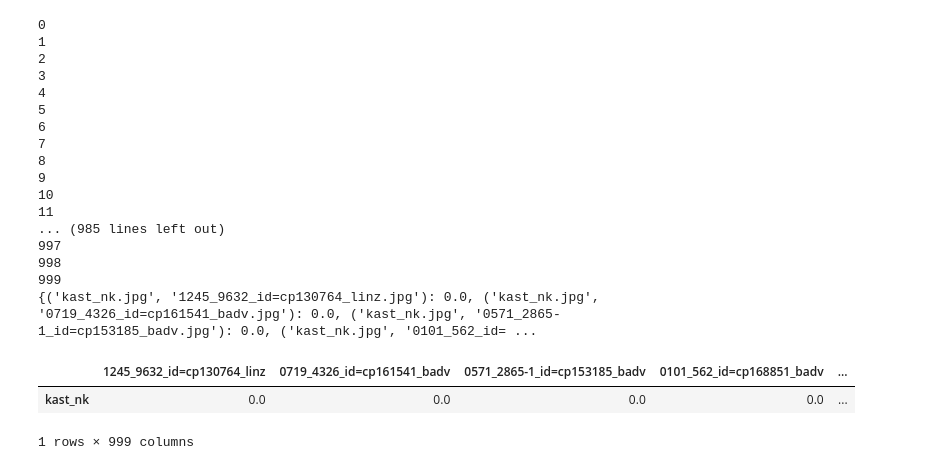
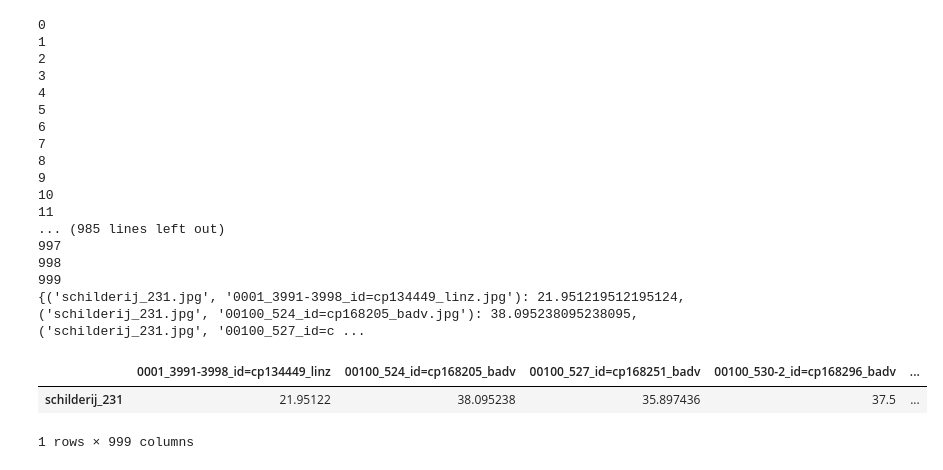
Before and after one commit to jacobjanwoord/Fearless-erfgoed, a Jupyter notebook: orb_dataset_testing.ipynb, the cells around one changed output. Cells and saved outputs as stored; diff of their text form; code cells hidden in the pictures.

```diff
--- a/orb_dataset_testing.ipynb
+++ b/orb_dataset_testing.ipynb
@@ -216,37 +243,37 @@ def compute_similarities(nk_img_path, munich_imgs, path):
             nk_img_name = os.path.basename(nk_img_path)
             munich_img_name = os.path.basename(img_path)
             similarities[(nk_img_name, munich_img_name)] = similarity
 
     return similarities
 
 # Example usage
-nk_img = "test_dataset_gray/kast_nk.jpg"
+nk_img = "painting_test/schilderij_231.jpg"
 munich_imgs = os.listdir("scraped_images_grayscaled_big")
 path = "scraped_images_grayscaled_big"
 
 similarities = compute_similarities(nk_img, munich_imgs, path)
 print(similarities)
 get_table(similarities)
 # %% [output]
 0
 1
 2
 3
 4
 5
 6
 7
 8
 9
 10
 11
 ... (985 lines left out)
 997
 998
 999
-{('kast_nk.jpg', '1245_9632_id=cp130764_linz.jpg'): 0.0, ('kast_nk.jpg', '0719_4326_id=cp161541_badv.jpg'): 0.0, ('kast_nk.jpg', '0571_2865-1_id=cp153185_badv.jpg'): 0.0, ('kast_nk.jpg', '0101_562_id= ...
+{('schilderij_231.jpg', '0001_3991-3998_id=cp134449_linz.jpg'): 21.951219512195124, ('schilderij_231.jpg', '00100_524_id=cp168205_badv.jpg'): 38.095238095238095, ('schilderij_231.jpg', '00100_527_id=c ...
-|  | 1245_9632_id=cp130764_linz | 0719_4326_id=cp161541_badv | 0571_2865-1_id=cp153185_badv | 0101_562_id=cp168851_badv | ... |
-| kast_nk | 0.0 | 0.0 | 0.0 | 0.0 | ... |
+|  | 0001_3991-3998_id=cp134449_linz | 00100_524_id=cp168205_badv | 00100_527_id=cp168251_badv | 00100_530-2_id=cp168296_badv | ... |
+| schilderij_231 | 21.95122 | 38.095238 | 35.897436 | 37.5 | ... |
 1 rows × 999 columns
 # %%
 def get_top_10_similarities(similarities):
```
Also changed, not shown: parts of 3 cells of this notebook, 8 other files.
